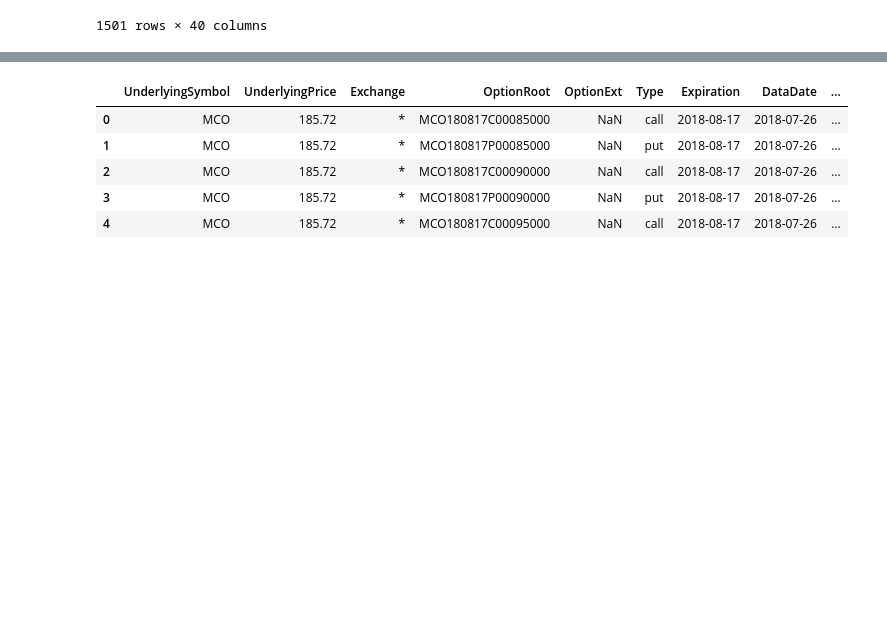
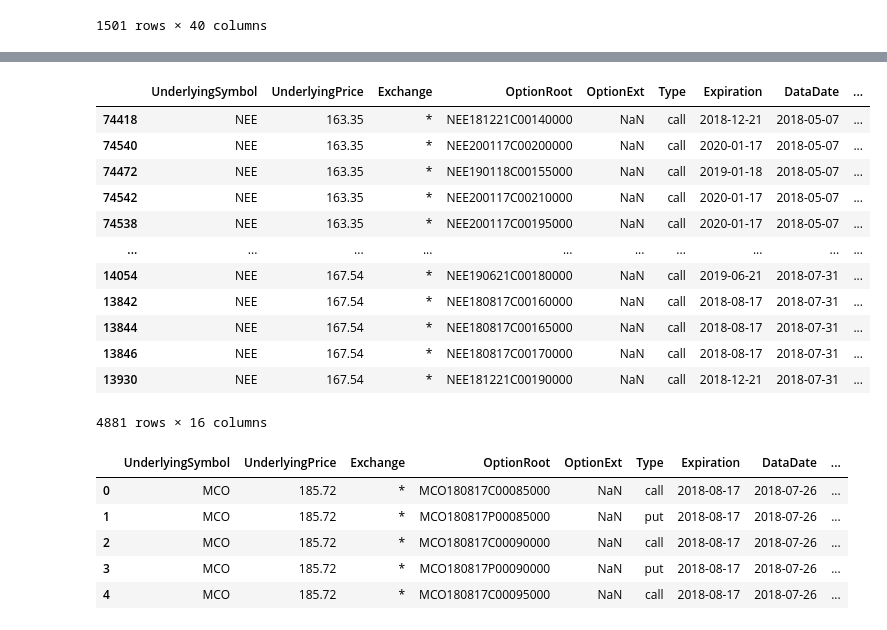
Before and after one commit to CalvinCottin/Option-Backtesting, a Jupyter notebook: Untitled-checkpoint.ipynb, the cells around one changed output, grey strips where cells are left out. Cells and saved outputs as stored; diff of their text form; code cells hidden in the pictures; blank space fills up the shorter version.

```diff
--- a/Untitled-checkpoint.ipynb
+++ b/Untitled-checkpoint.ipynb
@@ -583,3 +623,20 @@ investorstock.stockinvest(100, "NEE","" , "2018-05-05", "2018-07-05")
+# %%
+optionsdrop = optionsdrop.sort_values(by = "DataDate")
+optionsdrop[(optionsdrop["UnderlyingSymbol"] == "NEE") & (optionsdrop["DataDate"] >= pd.to_datetime(np.datetime64("2018-05-05"))) & (optionsdrop["DataDate"] <= np.datetime64("2018-09-22"))]
+# %% [output]
+|  | UnderlyingSymbol | UnderlyingPrice | Exchange | OptionRoot | OptionExt | Type | Expiration | DataDate | ... |
+| 74418 | NEE | 163.35 | * | NEE181221C00140000 | NaN | call | 2018-12-21 | 2018-05-07 | ... |
+| 74540 | NEE | 163.35 | * | NEE200117C00200000 | NaN | call | 2020-01-17 | 2018-05-07 | ... |
+| 74472 | NEE | 163.35 | * | NEE190118C00155000 | NaN | call | 2019-01-18 | 2018-05-07 | ... |
+| 74542 | NEE | 163.35 | * | NEE200117C00210000 | NaN | call | 2020-01-17 | 2018-05-07 | ... |
+| 74538 | NEE | 163.35 | * | NEE200117C00195000 | NaN | call | 2020-01-17 | 2018-05-07 | ... |
+| ... | ... | ... | ... | ... | ... | ... | ... | ... | ... |
+| 14054 | NEE | 167.54 | * | NEE190621C00180000 | NaN | call | 2019-06-21 | 2018-07-31 | ... |
+| 13842 | NEE | 167.54 | * | NEE180817C00160000 | NaN | call | 2018-08-17 | 2018-07-31 | ... |
+| 13844 | NEE | 167.54 | * | NEE180817C00165000 | NaN | call | 2018-08-17 | 2018-07-31 | ... |
+| 13846 | NEE | 167.54 | * | NEE180817C00170000 | NaN | call | 2018-08-17 | 2018-07-31 | ... |
+| 13930 | NEE | 167.54 | * | NEE181221C00190000 | NaN | call | 2018-12-21 | 2018-07-31 | ... |
+4881 rows × 16 columns
 # %%
 import os
 #import glob
```
Also changed, not shown: parts of 11 cells of this notebook.
